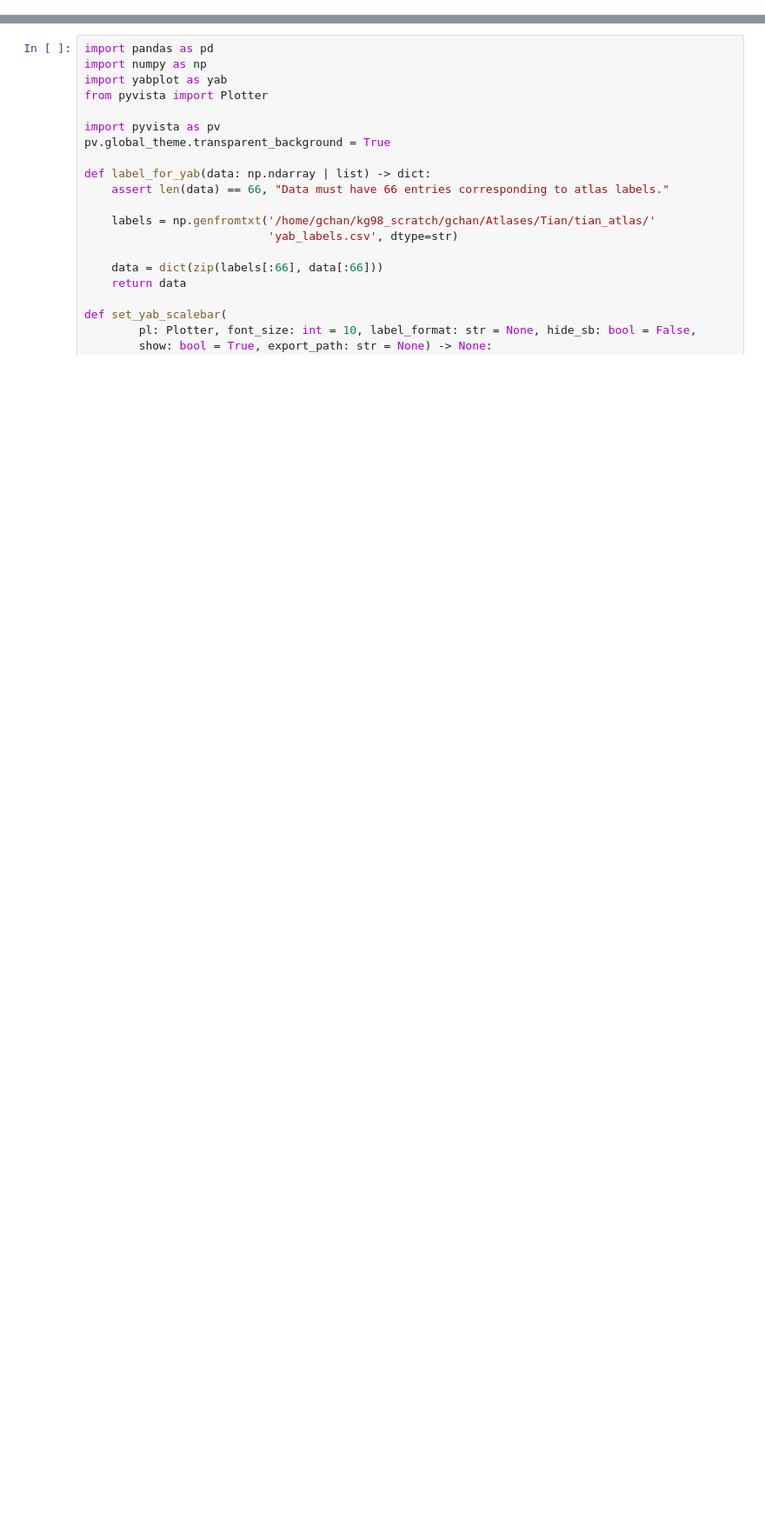
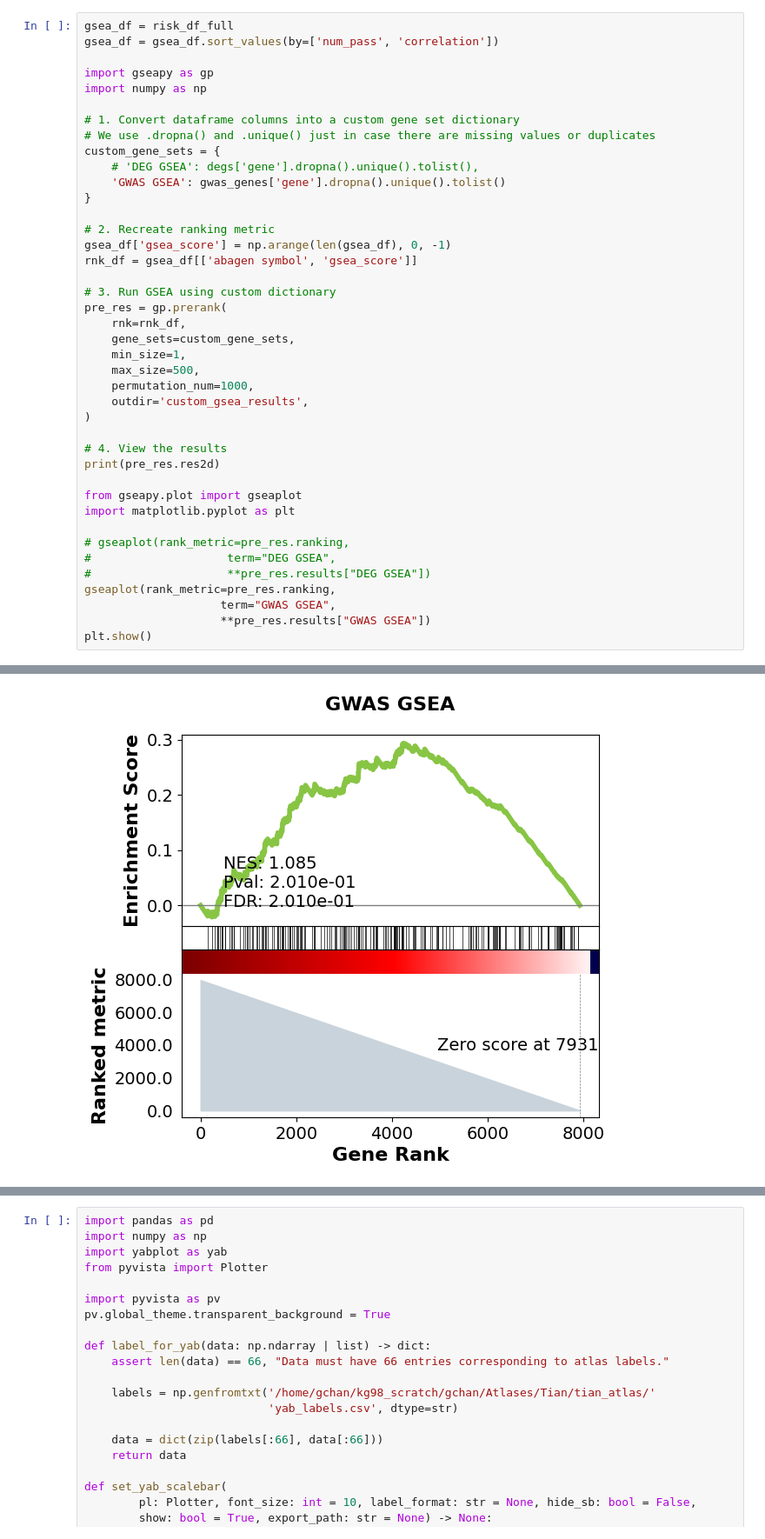
Before and after one commit to ga-cha/SIR_utils, a Jupyter notebook: enrichment/scripts/enrichment_pca.ipynb, the cells around one changed output, grey strips where cells are left out. Shown at 87% size. Saved outputs shown, nothing was run; the diff lists cells and outputs as text; blank space fills up the shorter version.

```diff
--- a/enrichment/scripts/enrichment_pca.ipynb
+++ b/enrichment/scripts/enrichment_pca.ipynb
@@ -33,0 +168,42 @@ risk_expr = gene_expr.loc[:, symbols]
+# %%
+gsea_df = risk_df_full
+gsea_df = gsea_df.sort_values(by=['num_pass', 'correlation'])
+
+import gseapy as gp
+import numpy as np
+
+# 1. Convert dataframe columns into a custom gene set dictionary
+# We use .dropna() and .unique() just in case there are missing values or duplicates
+custom_gene_sets = {
+    # 'DEG GSEA': degs['gene'].dropna().unique().tolist(),
+    'GWAS GSEA': gwas_genes['gene'].dropna().unique().tolist()
+}
+
+# 2. Recreate ranking metric
+gsea_df['gsea_score'] = np.arange(len(gsea_df), 0, -1)
+rnk_df = gsea_df[['abagen symbol', 'gsea_score']]
+
+# 3. Run GSEA using custom dictionary
+pre_res = gp.prerank(
+    rnk=rnk_df,
+    gene_sets=custom_gene_sets,
+    min_size=1,
+    max_size=500,
+    permutation_num=1000,
+    outdir='custom_gsea_results',
+)
+
+# 4. View the results
+print(pre_res.res2d)
+
+from gseapy.plot import gseaplot
+import matplotlib.pyplot as plt
+
+# gseaplot(rank_metric=pre_res.ranking,
+#                    term="DEG GSEA",
+#                    **pre_res.results["DEG GSEA"])
+gseaplot(rank_metric=pre_res.ranking,
+                    term="GWAS GSEA",
+                    **pre_res.results["GWAS GSEA"])
+plt.show()
+# %% [output]
@@ -34,3 +215,4 @@ risk_expr = gene_expr.loc[:, symbols]
+[figure, added]
 # %%
 dme_results = gradientVersion(approach='dm', kernel='normalized_angle', alpha=1).fit(risk_expr)
 # pca_results = gradientVersion(approach='pca', kernel=None).fit(risk_expr)
```
Also changed, not shown: parts of 18 cells of this notebook, 35 other files.
